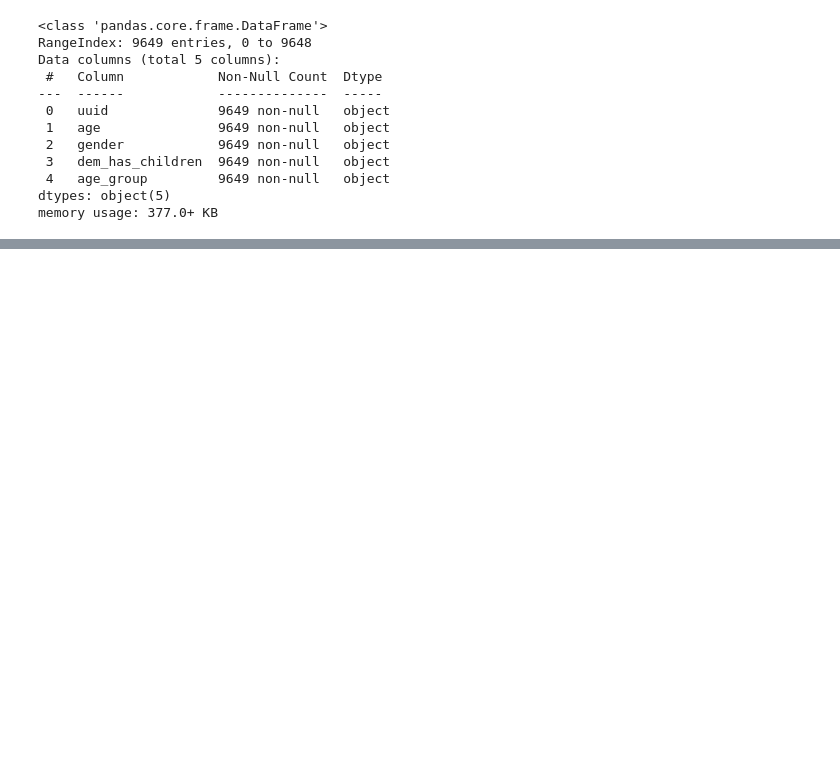
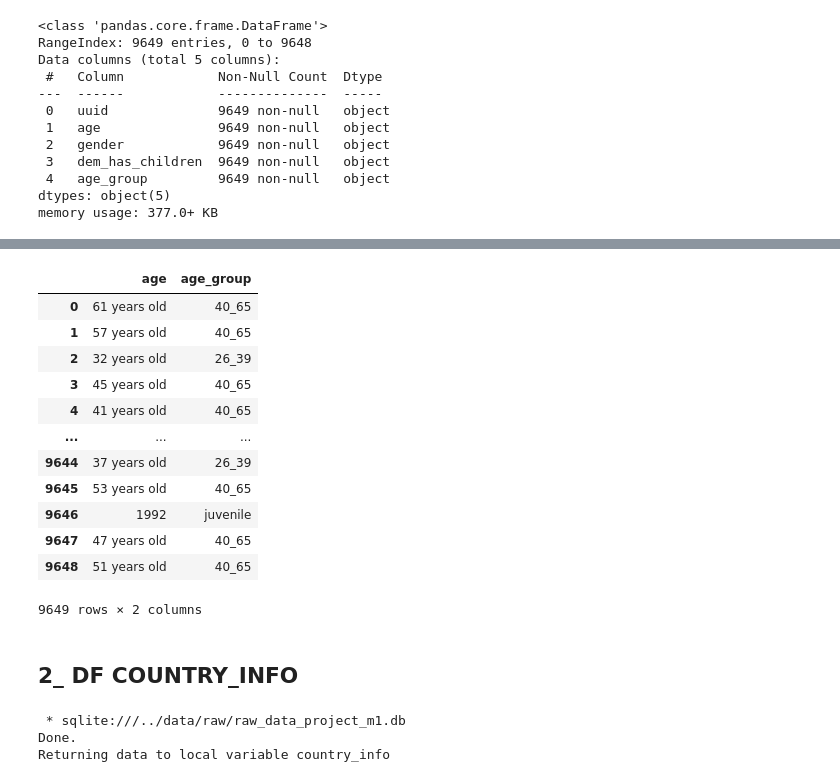
Before and after one commit to LAMDAMielgo/European_DataJobs_Poll, a Jupyter notebook: notebooks/acquisition.ipynb, the cells around one changed output, grey strips where cells are left out. Drawn from its saved outputs; the diff is of its cells as text; code cells hidden in the pictures; blank space fills up the shorter version.

```diff
--- a/notebooks/acquisition.ipynb
+++ b/notebooks/acquisition.ipynb
@@ -95,0 +180,26 @@ memory usage: 377.0+ KB
+# %%
+df_personal_info[['age' , 'age_group']]
+# %% [output]
+|  | age | age_group |
+| 0 | 61 years old | 40_65 |
+| 1 | 57 years old | 40_65 |
+| 2 | 32 years old | 26_39 |
+| 3 | 45 years old | 40_65 |
+| 4 | 41 years old | 40_65 |
+| ... | ... | ... |
+| 9644 | 37 years old | 26_39 |
+| 9645 | 53 years old | 40_65 |
+| 9646 | 1992 | juvenile |
+| 9647 | 47 years old | 40_65 |
+| 9648 | 51 years old | 40_65 |
+9649 rows × 2 columns
+# %% [markdown]
+## 2_ DF COUNTRY_INFO
+# %%
+%%sql country_info <<
+
+select * from country_info;
+# %% [output]
+ * sqlite:///../data/raw/raw_data_project_m1.db
+Done.
+Returning data to local variable country_info
```
Also changed, not shown: parts of 41 cells of this notebook, 1 other file.
